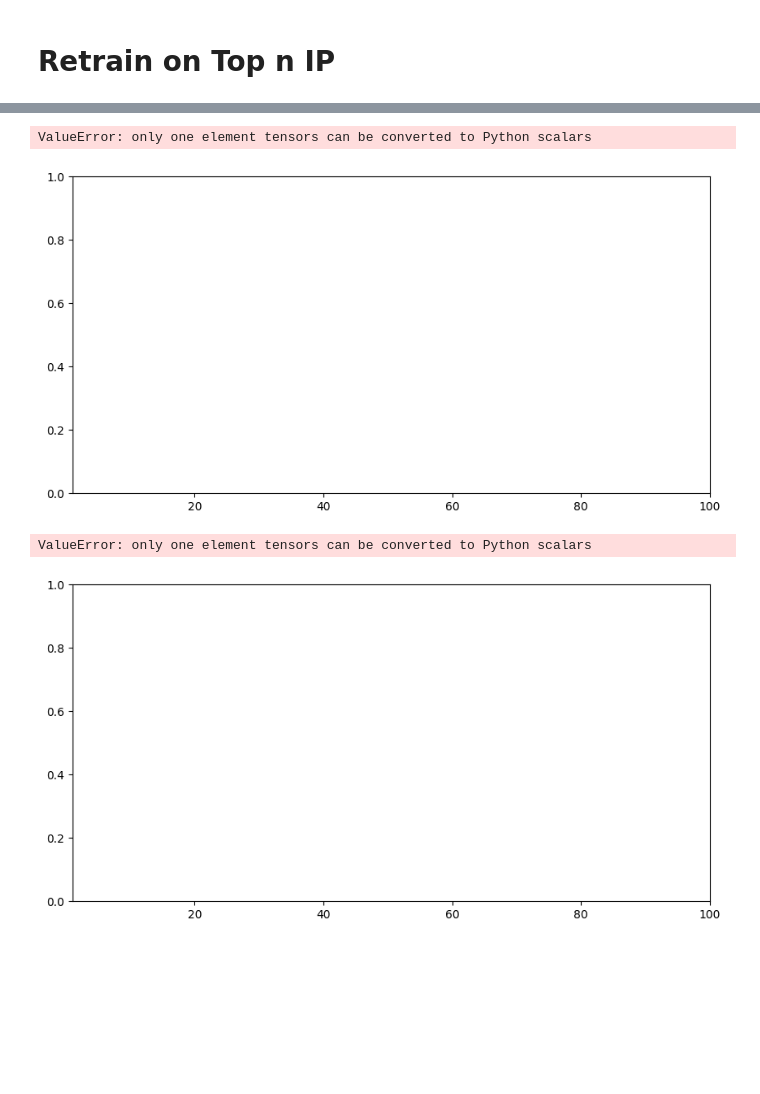
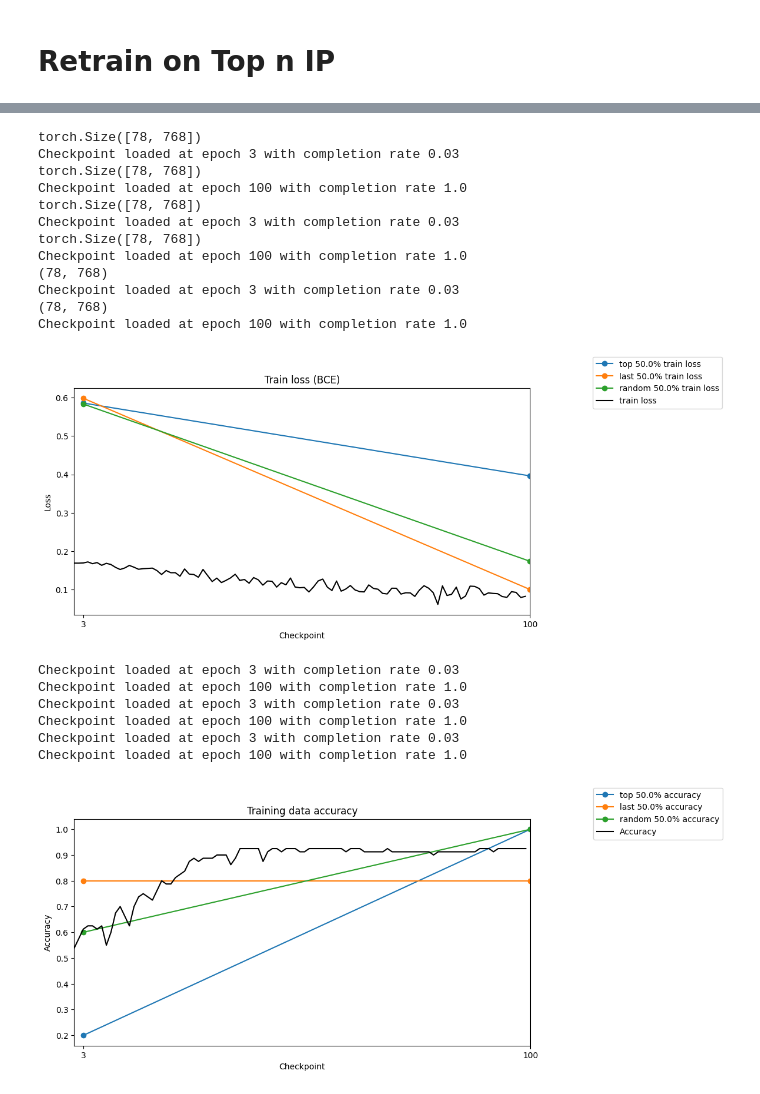
Before and after one commit to Rachelcoll/EULoInf, a Jupyter notebook: noteboooks/03_textcnn_models.ipynb, the cells around one changed output, grey strips where cells are left out. Saved outputs shown, nothing was run; the diff lists cells and outputs as text; code cells hidden in the pictures; blank space fills up the shorter version.

```diff
--- a/noteboooks/03_textcnn_models.ipynb
+++ b/noteboooks/03_textcnn_models.ipynb
@@ -475,34 +476,46 @@ class TextCNN(nn.Module):
 # %%
 fig, ax1 = plt.subplots(figsize=(10, 5))
 ax1.set_xlim(min(x_vals), max(x_vals))
 labels = ["top", "last", "random"]
 for j, ckpts_embeds in enumerate([top_ckpts_embeds, last_ckpts_embeds, random_embeds]):
     train_losses = [] # CrossEntropy loss
     for i, embeds in enumerate(ckpts_embeds):
+        print(embeds[0][0].shape)
         checkpoint = checkpoints_filepaths[i]
-        inputs = torch.tensor([embed[0] for embed in embeds], dtype=torch.float32, device=device).unsqueeze(1)
+        inputs = torch.tensor(np.array([embed[0] for embed in embeds]), dtype=torch.float32, device=device).unsqueeze(1)
         expect_val = torch.tensor([embed[1] for embed in embeds], device=device)
         optimizer = torch.optim.Adam(TextCNN().parameters(), lr=0.0001)
         model, optimizer, _, _ = load_checkpoint(TextCNN().to(device), optimizer, checkpoint)
         loss_fn = nn.CrossEntropyLoss()
         outputs = model(inputs)
         loss = loss_fn(outputs, expect_val)
         train_losses.append(loss.item())
     ax1.plot(checkpoint_labels, train_losses, 'o-',
              label=f"{labels[j]} {p*100}% train loss")
 
 plt.title("Train loss (BCE)")
 ax1.set_xlabel("Checkpoint")
 ax1.set_ylabel("Loss")
 ax1.set_xticks(checkpoint_labels)
 train_losses = torch.load("../influences/sst2/sst2_train_losses.pt")
 ax1.plot(train_losses, label="train loss", color='k')
 
 fig.legend(loc='upper left', bbox_to_anchor=(1,1))
 plt.show()
 # %% [output]
-ValueError: only one element tensors can be converted to Python scalars
+torch.Size([78, 768])
+Checkpoint loaded at epoch 3 with completion rate 0.03
+torch.Size([78, 768])
+Checkpoint loaded at epoch 100 with completion rate 1.0
+torch.Size([78, 768])
+Checkpoint loaded at epoch 3 with completion rate 0.03
+torch.Size([78, 768])
+Checkpoint loaded at epoch 100 with completion rate 1.0
+(78, 768)
+Checkpoint loaded at epoch 3 with completion rate 0.03
+(78, 768)
+Checkpoint loaded at epoch 100 with completion rate 1.0
-[figure, old version]
+[figure, new version]
 # %%
 fig, ax1 = plt.subplots(figsize=(10, 5))
 ax1.set_xlim(min(x_vals), max(x_vals))
@@ -513,7 +526,7 @@ for j, ckpts_embeds in enumerate([top_ckpts_embeds, last_ckpts_embeds, random_em
 
     for i, embeds in enumerate(ckpts_embeds):
         checkpoint = checkpoints_filepaths[i]
-        inputs = torch.tensor([embed[0] for embed in embeds], dtype=torch.float32, device=device).unsqueeze(1)
+        inputs = torch.tensor(np.array([embed[0] for embed in embeds]), dtype=torch.float32, device=device).unsqueeze(1)
         expect_val = torch.tensor([embed[1] for embed in embeds], device=device)
         model, optimizer, _, _ = load_checkpoint(TextCNN().to(device), optimizer, checkpoint)
         outputs = model(inputs)
@@ -533,8 +546,13 @@ ax1.plot(accuracies, label="Accuracy", color='k')
 fig.legend(loc='upper left', bbox_to_anchor=(1,1))
 plt.show()
 # %% [output]
-ValueError: only one element tensors can be converted to Python scalars
+Checkpoint loaded at epoch 3 with completion rate 0.03
+Checkpoint loaded at epoch 100 with completion rate 1.0
+Checkpoint loaded at epoch 3 with completion rate 0.03
+Checkpoint loaded at epoch 100 with completion rate 1.0
+Checkpoint loaded at epoch 3 with completion rate 0.03
+Checkpoint loaded at epoch 100 with completion rate 1.0
-[figure, old version]
+[figure, new version]
 # %%
 pw_similarities_lowp = pairwise_similarity(top_inf_indices(sst2_influences, int(p*num_data)))
 pw_similarities_highp = pairwise_similarity(top_inf_indices(sst2_influences, int(0.1*num_data)))
```
Also changed, not shown: parts of 12 cells of this notebook.
